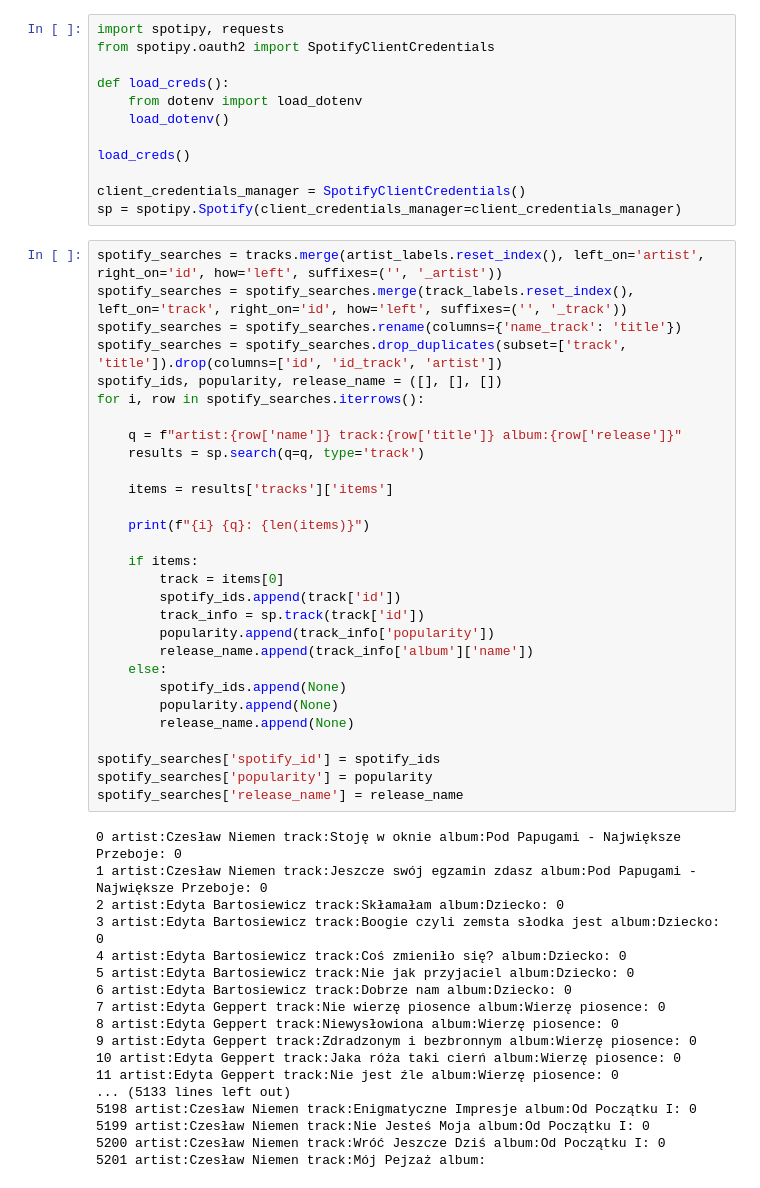
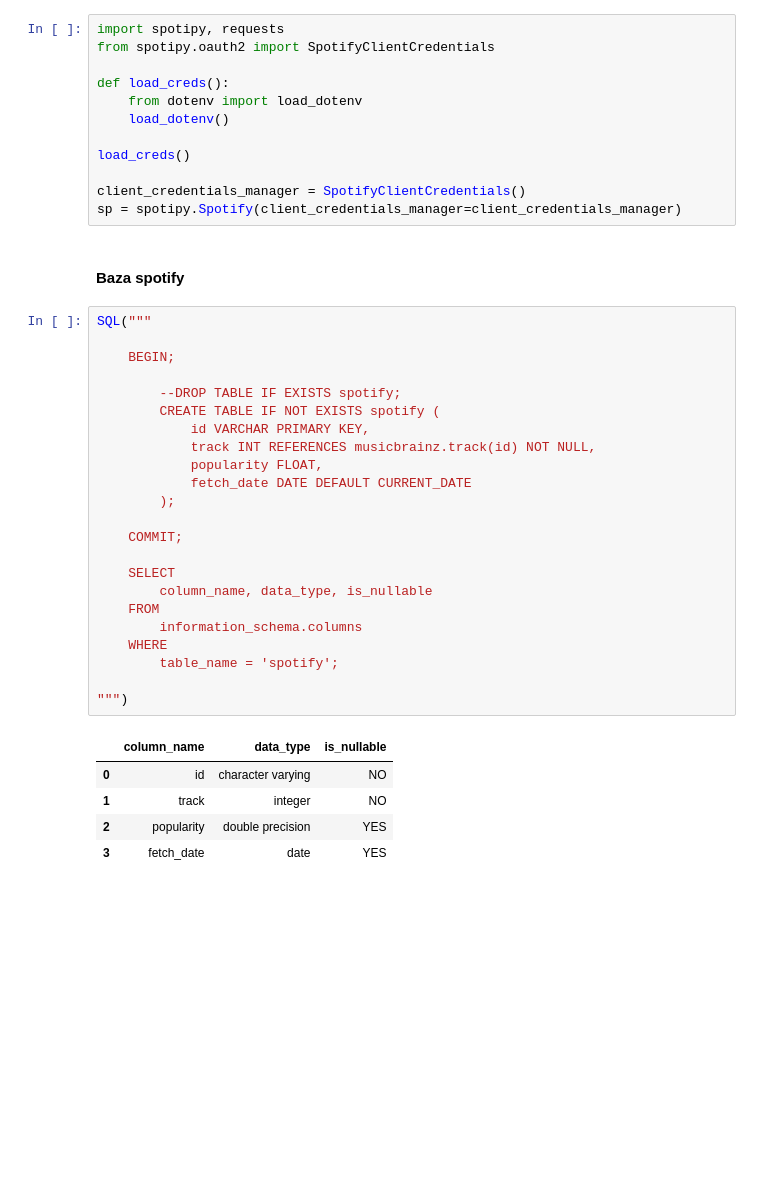
Before and after one commit to adamAfro/musicsql, a Jupyter notebook: graph.Poland.ipynb, the cells around one changed output. Cells and saved outputs as stored; diff of their text form; blank space fills up the shorter version.

```diff
--- a/graph.Poland.ipynb
+++ b/graph.Poland.ipynb
@@ -240,51 +113,35 @@ load_creds()
 
 client_credentials_manager = SpotifyClientCredentials()
 sp = spotipy.Spotify(client_credentials_manager=client_credentials_manager)
-# %%
-spotify_searches = tracks.merge(artist_labels.reset_index(), left_on='artist', right_on='id', how='left', suffixes=('', '_artist'))
-spotify_searches = spotify_searches.merge(track_labels.reset_index(), left_on='track', right_on='id', how='left', suffixes=('', '_track'))
-spotify_searches = spotify_searches.rename(columns={'name_track': 'title'})
-spotify_searches = spotify_searches.drop_duplicates(subset=['track', 'title']).drop(columns=['id', 'id_track', 'artist'])
-spotify_ids, popularity, release_name = ([], [], [])
-for i, row in spotify_searches.iterrows():
-
-    q = f"artist:{row['name']} track:{row['title']} album:{row['release']}"
-    results = sp.search(q=q, type='track')
-
-    items = results['tracks']['items']
-
-    print(f"{i} {q}: {len(items)}")
-
-    if items:
-        track = items[0]
-        spotify_ids.append(track['id'])
-        track_info = sp.track(track['id'])
-        popularity.append(track_info['popularity'])
-        release_name.append(track_info['album']['name'])
-    else:
-        spotify_ids.append(None)
-        popularity.append(None)
-        release_name.append(None)
-
-spotify_searches['spotify_id'] = spotify_ids
-spotify_searches['popularity'] = popularity
-spotify_searches['release_name'] = release_name
-# %% [output]
-0 artist:Czesław Niemen track:Stoję w oknie album:Pod Papugami - Największe Przeboje: 0
-1 artist:Czesław Niemen track:Jeszcze swój egzamin zdasz album:Pod Papugami - Największe Przeboje: 0
-2 artist:Edyta Bartosiewicz track:Skłamałam album:Dziecko: 0
-3 artist:Edyta Bartosiewicz track:Boogie czyli zemsta słodka jest album:Dziecko: 0
-4 artist:Edyta Bartosiewicz track:Coś zmieniło się? album:Dziecko: 0
-5 artist:Edyta Bartosiewicz track:Nie jak przyjaciel album:Dziecko: 0
-6 artist:Edyta Bartosiewicz track:Dobrze nam album:Dziecko: 0
-7 artist:Edyta Geppert track:Nie wierzę piosence album:Wierzę piosence: 0
-8 artist:Edyta Geppert track:Niewysłowiona album:Wierzę piosence: 0
-9 artist:Edyta Geppert track:Zdradzonym i bezbronnym album:Wierzę piosence: 0
-10 artist:Edyta Geppert track:Jaka róża taki cierń album:Wierzę piosence: 0
-11 artist:Edyta Geppert track:Nie jest źle album:Wierzę piosence: 0
-... (5133 lines left out)
-5198 artist:Czesław Niemen track:Enigmatyczne Impresje album:Od Początku I: 0
-5199 artist:Czesław Niemen track:Nie Jesteś Moja album:Od Początku I: 0
-5200 artist:Czesław Niemen track:Wróć Jeszcze Dziś album:Od Początku I: 0
-5201 artist:Czesław Niemen track:Mój Pejzaż album:
+# %% [markdown]
+#### Baza spotify
+# %%
+SQL("""
+
+    BEGIN;
+
+        --DROP TABLE IF EXISTS spotify;
+        CREATE TABLE IF NOT EXISTS spotify (
+            id VARCHAR PRIMARY KEY,
+            track INT REFERENCES musicbrainz.track(id) NOT NULL,
+            popularity FLOAT,
+            fetch_date DATE DEFAULT CURRENT_DATE
+        );
+
+    COMMIT;
+
+    SELECT
+        column_name, data_type, is_nullable
+    FROM
+        information_schema.columns
+    WHERE
+        table_name = 'spotify';
+
+""")
+# %% [output]
+|  | column_name | data_type | is_nullable |
+| 0 | id | character varying | NO |
+| 1 | track | integer | NO |
+| 2 | popularity | double precision | YES |
+| 3 | fetch_date | date | YES |
 # %% [markdown]
```
Also changed, not shown: parts of 29 cells of this notebook.
